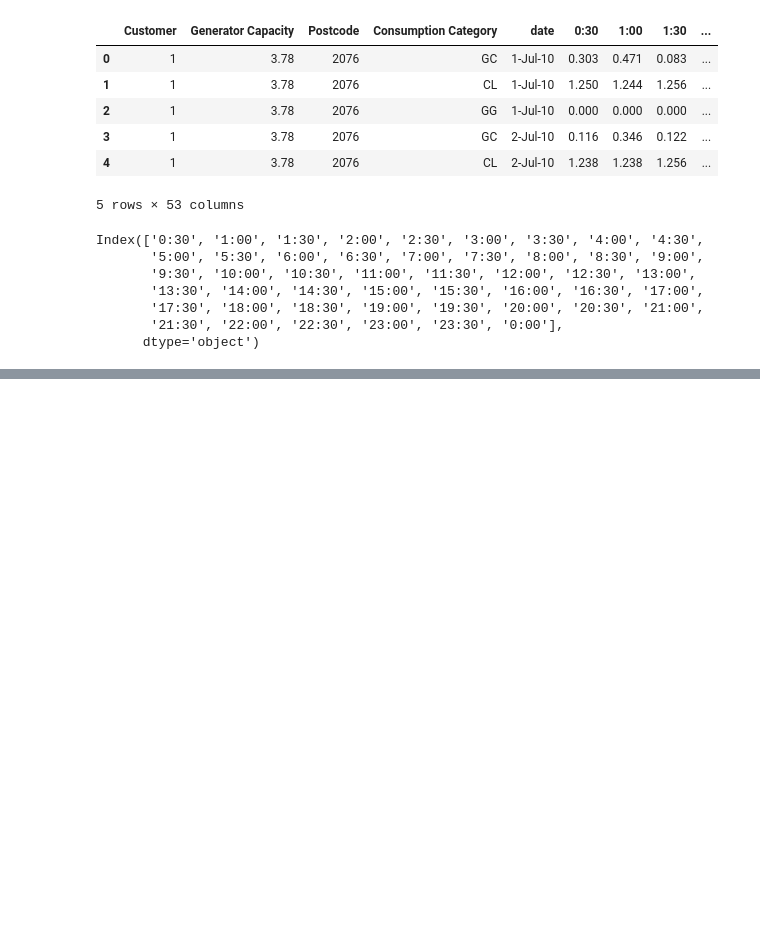
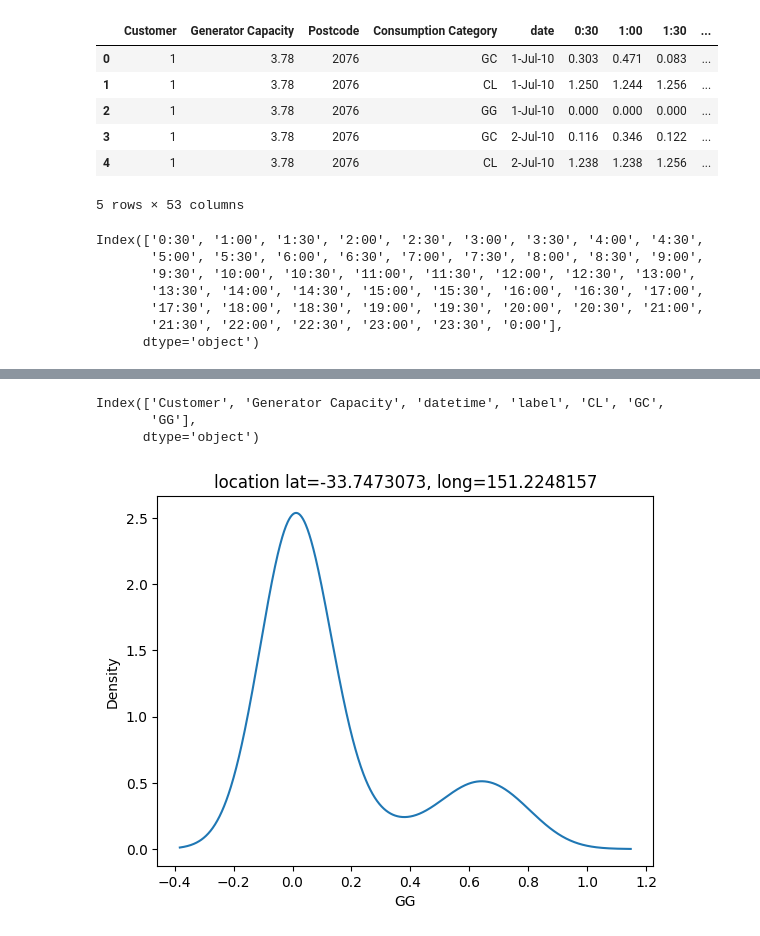
Before and after one commit to samfallahian/sdv-gan, a Jupyter notebook: wind_data.ipynb, the cells around one changed output, grey strips where cells are left out. Saved outputs shown, nothing was run; the diff lists cells and outputs as text; code cells hidden in the pictures; blank space fills up the shorter version.

```diff
--- a/wind_data.ipynb
+++ b/wind_data.ipynb
@@ -57,0 +49,6 @@ melted_df
+# %%
+pivoted_df = melted_df.pivot(index=['Customer', 'Generator Capacity', 'datetime', 'label'], columns='Consumption Category', values='value')
+# %%
+pivoted_df = pivoted_df.reset_index()
+# %%
+pivoted_df = pivoted_df.rename_axis(None, axis=1)
@@ -57,0 +92,27 @@ melted_df
+# %%
+filtered_df = pivoted_df[(pivoted_df["Customer"]==300) &(pivoted_df["label"]<=48)]
+# filtered_df = pivoted_df[(pivoted_df["Customer"]==10)]
+# %%
+filtered_df.columns
+# %% [output]
+Index(['Customer', 'Generator Capacity', 'datetime', 'label', 'CL', 'GC',
+       'GG'],
+      dtype='object')
+# %%
+# 1 -> lat=-33.7085861, long=151.1228434
+# 10 -> lat=-33.2075583, long=151.5428026
+# 300 -> lat=-33.7473073, long=151.2248157
+
+ax = filtered_df['GG'].plot(kind='density')
+# Set the title of the plot
+ax.set_title('location lat=-33.7473073, long=151.2248157')
+
+# Set the title of the x-axis and y-axis
+ax.set_xlabel('GG')
+ax.set_ylabel('Density')
+
+plt.savefig('Customer300-GG.png', dpi=300)
+# Show the plot
+plt.show()
+# %% [output]
+[figure, added]
```
Also changed, not shown: parts of 21 cells of this notebook, 12 other files.
